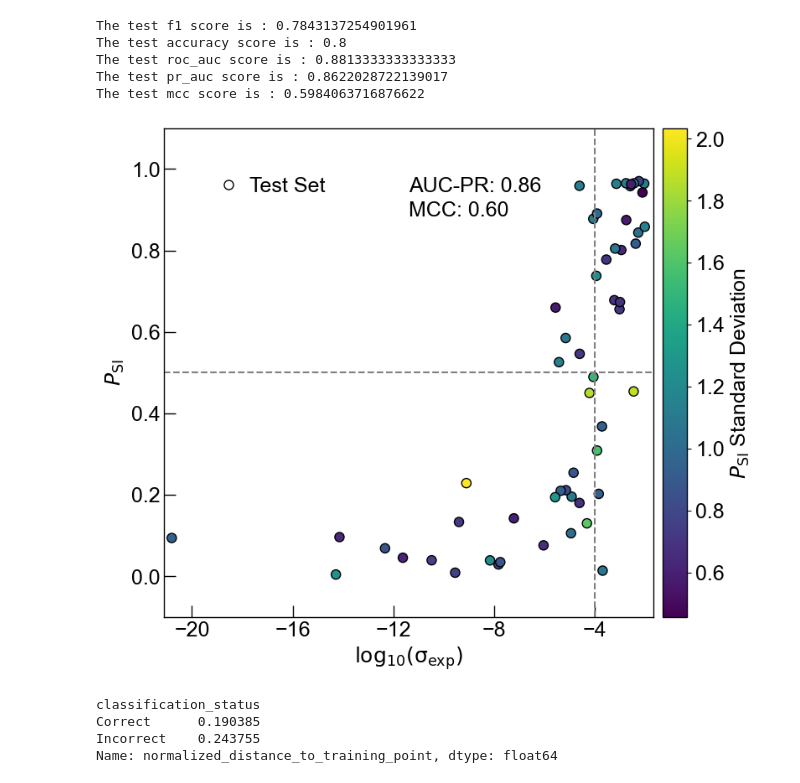
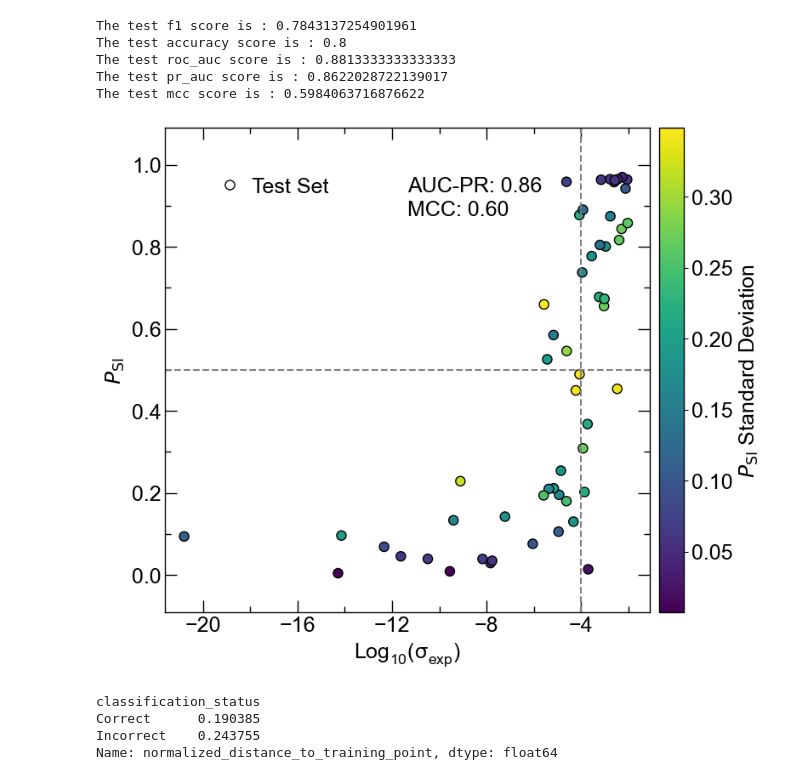
Before and after one commit to caltechlibrary/LiIonConductivityGraphs, a Jupyter notebook: notebooks/Step_8_Test_Validation.ipynb, the cells around one changed output. Cells and saved outputs as stored; diff of their text form; code cells hidden in the pictures.

Commit message:
Update plotting code for test validation figure

```diff
--- a/notebooks/Step_8_Test_Validation.ipynb
+++ b/notebooks/Step_8_Test_Validation.ipynb
@@ -43,11 +43,11 @@ For more information see: https://github.com/tensorflow/addons/issues/2807
 # %% [markdown]
 ### Define paths for relevant directories
 # %%
-labelled_conductivity_database_features_path = r".\data\graph_based_features_11022023_wo_duplicates.pkl"
-test_split_path = r".\data\ionic_conductivity_database_11022023_train_val_test_splits2\classification\test\test.csv"
-model_ensemble_filepath = r".\data\final_models_camns_level1_n1_pr_auc_nepochs183"
+labelled_conductivity_database_features_path = r"..\data\graph_based_features_11022023_wo_duplicates.pkl"
+test_split_path = r"..\data\ionic_conductivity_database_11022023_train_val_test_splits2\classification\test\test.csv"
+model_ensemble_filepath = r"..\data\final_models_camns_level1_n1_pr_auc_nepochs183"
 atomistic_results_filepath = r".\data\atomistic_lococv_results.pkl"
-atomistic_feature_path = r".\data\atomistic_features_11022023.pkl"
+atomistic_feature_path = r"..\data\atomistic_features_11022023.pkl"
 # %% [markdown]
 ### Load Test data split and corresponding features
 # %%
@@ -178,6 +165,9 @@ The test mcc score is : 0.5984063716876622
 # %%
 plt.rcParams['font.family'] = 'Arial'
 plt.rcParams['axes.linewidth'] = 1
+params = {'mathtext.default': 'regular' }
+plt.rcParams.update(params)
+
 fig, ax = plt.subplots(figsize=(8, 8))
 cmap = plt.cm.viridis
 
@@ -188,12 +178,10 @@ precision, recall, _ = precision_recall_curve(true_labels,predicted_probabilitie
 pr_auc = auc(recall, precision)
 mcc = matthews_corrcoef(true_labels, predicted_labels)
 
-
-
 # Scatter plot with colors based on normalized distances
 sc = ax.scatter(test_predictions_df['log10conductivity'],
                 test_predictions_df['prediction_mean'],
-                c=(test_predictions_df['normalized_distance_to_centroid']),
+                c=(test_predictions_df['prediction_std']),
                 cmap=cmap,
                 marker='o',
                 facecolors='w',
@@ -201,43 +189,44 @@ sc = ax.scatter(test_predictions_df['log10conductivity'],
                 edgecolors='k',
                 label='Test Set')
 
 cax = ax.inset_axes([1.02, 0, 0.05, 1])
 cbar = plt.colorbar(sc, cax=cax)
-cbar.set_label('$P_{\mathrm{SI}}$ Standard Deviation', fontsize=18)
+cbar.set_label(r'$\it{P}_{\mathrm{SI}}$ Standard Deviation', fontsize=18)
 cbar.ax.tick_params(labelsize=18)
 #cbar.set_ticks([0.1, 0.2, 0.3, 0.4])
 #cbar.update_ticks()
 
 plt.xticks([-20, -16, -12, -8, -4], fontsize=18)
-plt.xlim([-21.1, -1.7])
-plt.ylim([-0.1, 1.1])
+plt.xlim([-21.6, -1.1])
+plt.ylim([-0.09, 1.09])
 ax.set_aspect(np.diff(ax.get_xlim()) / np.diff(ax.get_ylim()))
 
-plt.tick_params(axis='both', which='major', direction='in', length=10, width=1, colors='k')
-plt.tick_params(axis='both', which='minor', direction='in', length=5, width=1, colors='k')
+plt.tick_params(axis='both', which='major', direction='in', length=10, width=1, labelsize=18, colors='k', top=True, right=True)
+plt.tick_params(axis='both', which='minor', direction='in', length=5, width=1, colors='k', top=True, right=True)
+ax.xaxis.set_minor_locator(ticker.AutoMinorLocator(2))
+ax.yaxis.set_minor_locator(ticker.AutoMinorLocator(2))
 
-plt.ylabel('$P_{\mathrm{SI}}$', fontsize=18)
+plt.ylabel(r'$\it{P}_{\mathrm{SI}}$', fontsize=18)
 plt.yticks(fontsize=18)
-plt.xlabel(r'$\mathrm{\mathsf{log}_{10}(\sigma_{exp})}$', fontsize=18)
-
+plt.xlabel(r'Log$_{10}(\sigma_{exp})$', fontsize=18)
 plt.hlines(y=0.5, xmin=min(ax.get_xlim()),
            xmax=max(ax.get_xlim()), color='grey',
            linestyle='--', linewidth=1.5)
 
 plt.vlines(x=-4, ymin=min(ax.get_ylim()),
            ymax=max(ax.get_ylim()), color='grey',
            linestyle='--', linewidth=1.5)
 
 plt.text(0.5, 0.9, f'AUC-PR: {pr_auc:.2f}', fontsize=18, verticalalignment='top', horizontalalignment='left', transform=ax.transAxes)
 plt.text(0.5, 0.85, f'MCC: {mcc:.2f}', fontsize=18, verticalalignment='top', horizontalalignment='left', transform=ax.transAxes)
 legend_elements = [Line2D([0], [0], marker='o', color='w', markerfacecolor='w', markeredgecolor='k', markersize=8, label='Test Set')]
 plt.legend(handles=legend_elements, bbox_to_anchor=(0.05, 0.9385), loc='upper left', fontsize=18, frameon=False, handletextpad=0.01)
 
 plt.tight_layout()
-#plt.savefig('test_set.png', dpi=1200, bbox_inches='tight')
+plt.savefig('../figures/test.png', dpi=450, bbox_inches='tight')
 plt.show()
 # %% [output]
-[figure, old version]
+[figure, new version]
 # %%
 test_predictions_df['classification_status'] = np.where(
     test_predictions_df['classification'].isin(['TP', 'TN']), 'Correct', 'Incorrect'
```
Also changed, not shown: parts of 3 cells of this notebook.
